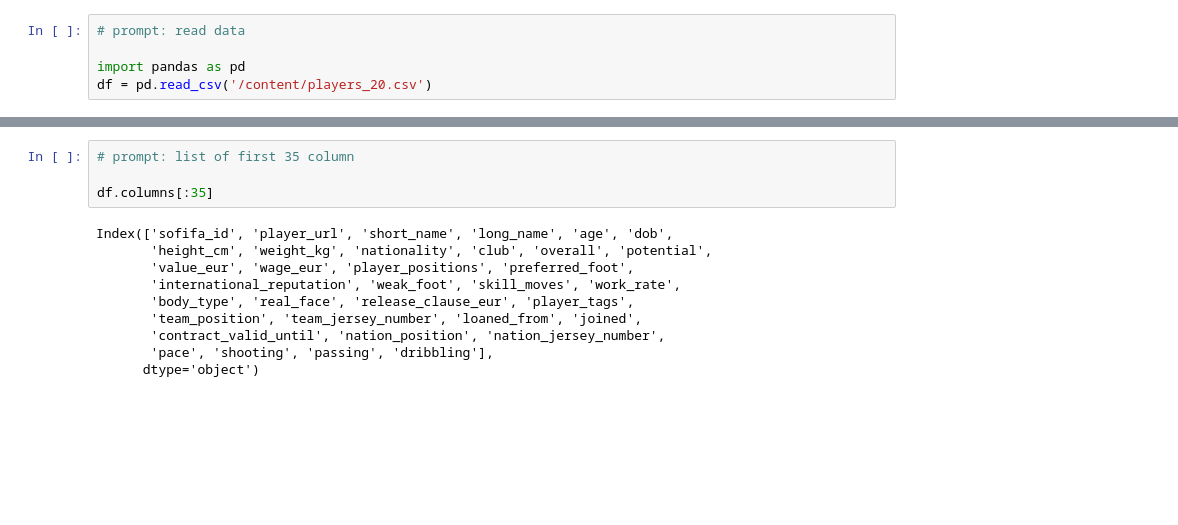
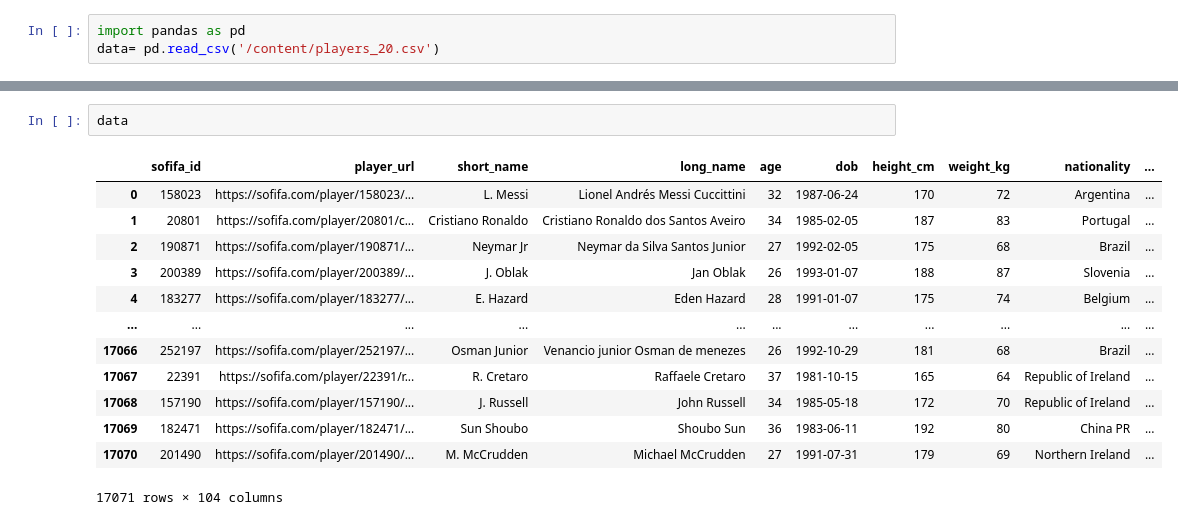
Before and after one commit to shakti57/batch18, a Jupyter notebook: FIFA.ipynb, the cells around one changed output, grey strips where cells are left out. Saved outputs shown, nothing was run; the diff lists cells and outputs as text; blank space fills up the shorter version.

```diff
--- a/FIFA.ipynb
+++ b/FIFA.ipynb
@@ -4,7 +2,5 @@
 import pandas as pd
 import matplotlib.pyplot as plt
 # %%
-# prompt: read data
-
 import pandas as pd
-df = pd.read_csv('/content/players_20.csv')
+data= pd.read_csv('/content/players_20.csv')
@@ -27,14 +7,16 @@ df
-# %%
-# prompt: list of first 35 column
-
-df.columns[:35]
-# %% [output]
-Index(['sofifa_id', 'player_url', 'short_name', 'long_name', 'age', 'dob',
-       'height_cm', 'weight_kg', 'nationality', 'club', 'overall', 'potential',
-       'value_eur', 'wage_eur', 'player_positions', 'preferred_foot',
-       'international_reputation', 'weak_foot', 'skill_moves', 'work_rate',
-       'body_type', 'real_face', 'release_clause_eur', 'player_tags',
-       'team_position', 'team_jersey_number', 'loaned_from', 'joined',
-       'contract_valid_until', 'nation_position', 'nation_jersey_number',
-       'pace', 'shooting', 'passing', 'dribbling'],
-      dtype='object')
+# %%
+data
+# %% [output]
+|  | sofifa_id | player_url | short_name | long_name | age | dob | height_cm | weight_kg | nationality | ... |
+| 0 | 158023 | https://sofifa.com/player/158023/... | L. Messi | Lionel Andrés Messi Cuccittini | 32 | 1987-06-24 | 170 | 72 | Argentina | ... |
+| 1 | 20801 | https://sofifa.com/player/20801/c... | Cristiano Ronaldo | Cristiano Ronaldo dos Santos Aveiro | 34 | 1985-02-05 | 187 | 83 | Portugal | ... |
+| 2 | 190871 | https://sofifa.com/player/190871/... | Neymar Jr | Neymar da Silva Santos Junior | 27 | 1992-02-05 | 175 | 68 | Brazil | ... |
+| 3 | 200389 | https://sofifa.com/player/200389/... | J. Oblak | Jan Oblak | 26 | 1993-01-07 | 188 | 87 | Slovenia | ... |
+| 4 | 183277 | https://sofifa.com/player/183277/... | E. Hazard | Eden Hazard | 28 | 1991-01-07 | 175 | 74 | Belgium | ... |
+| ... | ... | ... | ... | ... | ... | ... | ... | ... | ... | ... |
+| 17066 | 252197 | https://sofifa.com/player/252197/... | Osman Junior | Venancio junior Osman de menezes | 26 | 1992-10-29 | 181 | 68 | Brazil | ... |
+| 17067 | 22391 | https://sofifa.com/player/22391/r... | R. Cretaro | Raffaele Cretaro | 37 | 1981-10-15 | 165 | 64 | Republic of Ireland | ... |
+| 17068 | 157190 | https://sofifa.com/player/157190/... | J. Russell | John Russell | 34 | 1985-05-18 | 172 | 70 | Republic of Ireland | ... |
+| 17069 | 182471 | https://sofifa.com/player/182471/... | Sun Shoubo | Shoubo Sun | 36 | 1983-06-11 | 192 | 80 | China PR | ... |
+| 17070 | 201490 | https://sofifa.com/player/201490/... | M. McCrudden | Michael McCrudden | 27 | 1991-07-31 | 179 | 69 | Northern Ireland | ... |
+17071 rows × 104 columns
```
Also changed, not shown: parts of 4 cells of this notebook.
